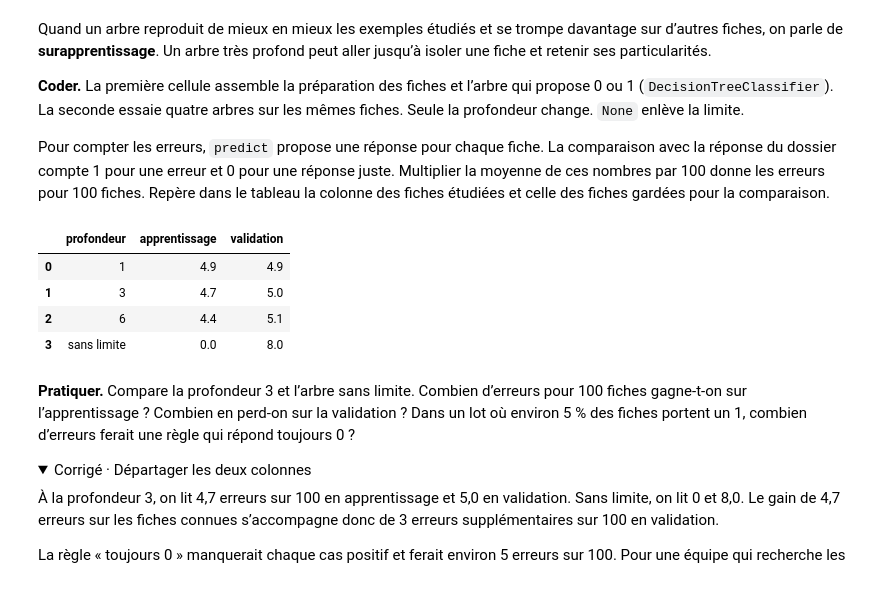
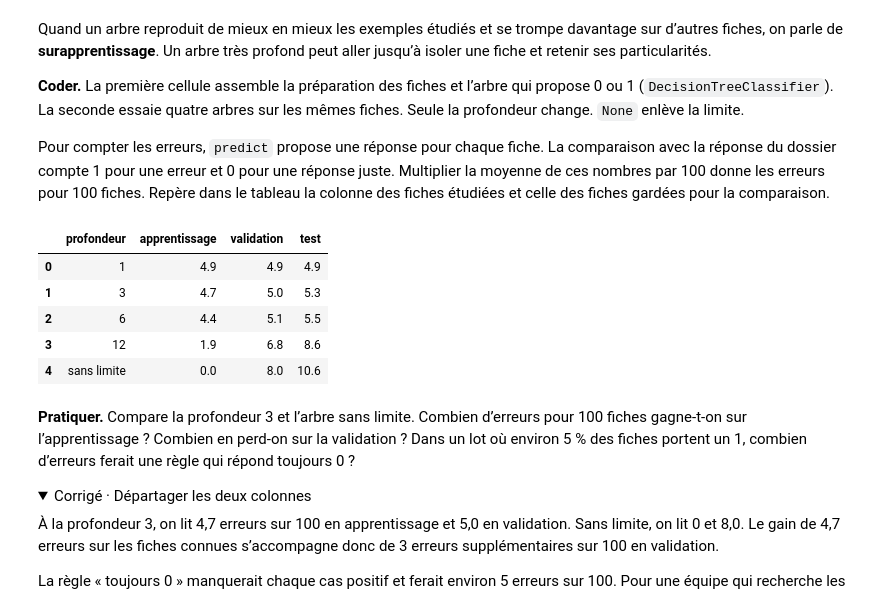
Before and after one commit to Mfivez/machine-learning-bi-big-data-tf26, a Jupyter notebook: cours/03_Preparation_et_segmentation.ipynb, the cells around one changed output. Cells and saved outputs as stored; diff of their text form; code cells hidden in the pictures; folded sections open.

```diff
--- a/03_Preparation_et_segmentation.ipynb
+++ b/cours/03_Preparation_et_segmentation.ipynb
@@ -121,10 +121,10 @@ import pandas as pd
 
 def tableau_du_cahier():
     dossier = Path(globals().get("__vsc_ipynb_file__") or ".").parent
-    for chemin in [dossier / "donnees_stroke.csv", Path("donnees_stroke.csv")]:
+    for chemin in [dossier.resolve().parent / "data/donnees_stroke.csv", Path("data/donnees_stroke.csv")]:
         if chemin.is_file():
             return pd.read_csv(chemin)
-    raise FileNotFoundError("donnees_stroke.csv introuvable : place-le à côté du notebook, puis relance cette cellule.")
+    raise FileNotFoundError("donnees_stroke.csv introuvable : place-le dans le dossier data du projet, puis relance cette cellule.")
 
 donnees = tableau_du_cahier()
 print(len(donnees), "lignes chargées.")
@@ -252,20 +252,22 @@ def erreurs_sur_cent(modele, fiches, reponses):
     return 100 * (modele.predict(fiches) != reponses).mean()
 # %%
 resultats = []
-for profondeur in [1, 3, 6, None]:
+for profondeur in [1, 3, 6, 12, None]:
     candidat = construire_arbre(profondeur).fit(X_ap, y_ap)
     resultats.append({
         "profondeur": str(profondeur) if profondeur is not None else "sans limite",
         "apprentissage": erreurs_sur_cent(candidat, X_ap, y_ap),
         "validation": erreurs_sur_cent(candidat, X_val, y_val),
+        "test": erreurs_sur_cent(candidat, X_test, y_test),
     })
 pd.DataFrame(resultats).round(1)
 # %% [output]
-|  | profondeur | apprentissage | validation |
-| 0 | 1 | 4.9 | 4.9 |
-| 1 | 3 | 4.7 | 5.0 |
-| 2 | 6 | 4.4 | 5.1 |
-| 3 | sans limite | 0.0 | 8.0 |
+|  | profondeur | apprentissage | validation | test |
+| 0 | 1 | 4.9 | 4.9 | 4.9 |
+| 1 | 3 | 4.7 | 5.0 | 5.3 |
+| 2 | 6 | 4.4 | 5.1 | 5.5 |
+| 3 | 12 | 1.9 | 6.8 | 8.6 |
+| 4 | sans limite | 0.0 | 8.0 | 10.6 |
 # %% [markdown]
 **Pratiquer.** Compare la profondeur 3 et l’arbre sans limite. Combien d’erreurs pour 100 fiches gagne-t-on sur l’apprentissage ? Combien en perd-on sur la validation ? Dans un lot où environ 5 % des fiches portent un 1, combien d’erreurs ferait une règle qui répond toujours 0 ?
 
```
Also changed, not shown: parts of 7 cells of this notebook, 26 other files.
